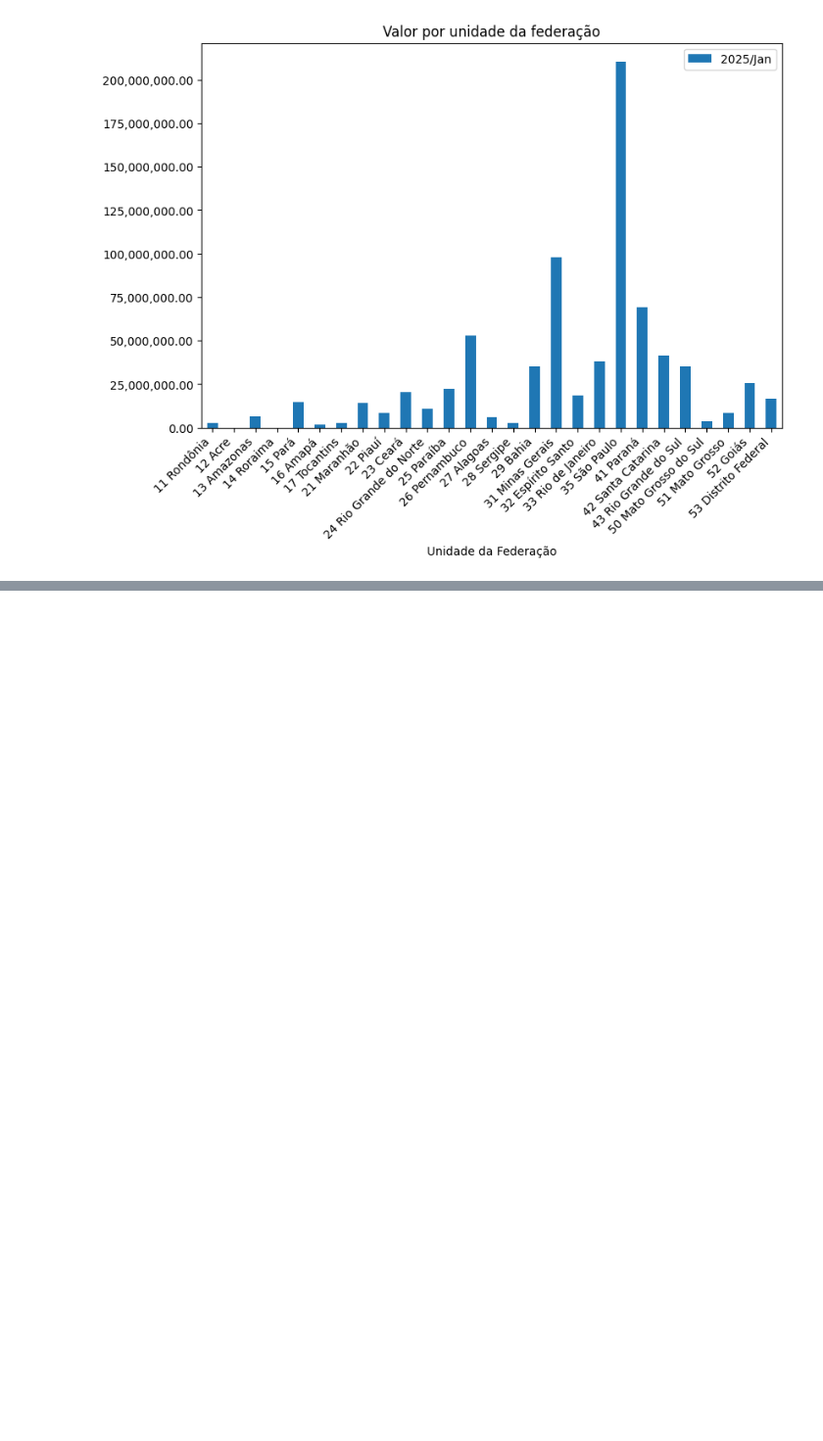
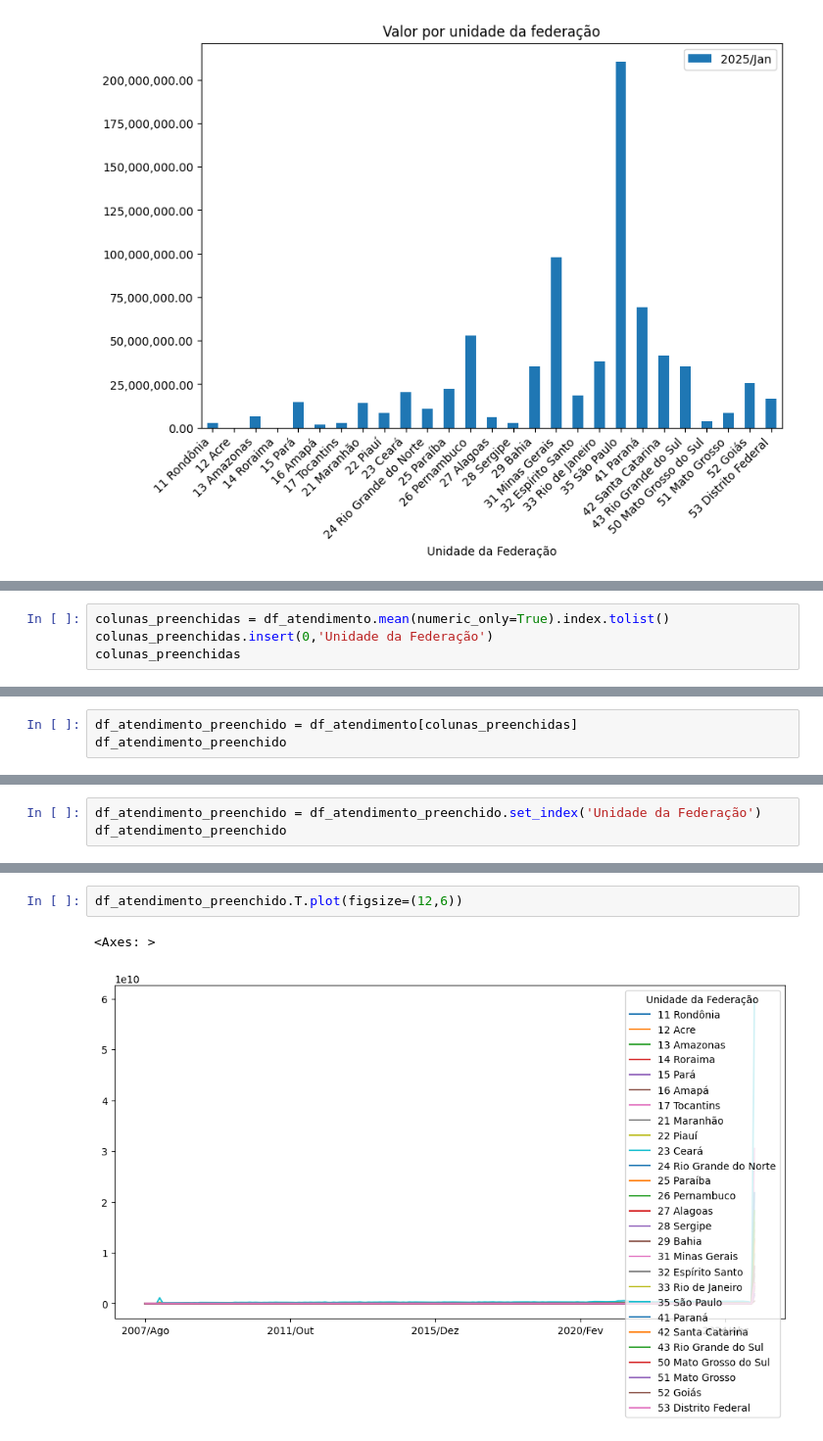
Before and after one commit to victoria-menezes/fiap-data-analytics, a Jupyter notebook: 01. Analise exploratoria de dados/notebook.ipynb, the cells around one changed output, grey strips where cells are left out. Shown at 98% size. Cells and saved outputs as stored; diff of their text form; blank space fills up the shorter version.

```diff
--- a/01. Analise exploratoria de dados/notebook.ipynb
+++ b/01. Analise exploratoria de dados/notebook.ipynb
@@ -139,0 +159,4 @@ plt.show()
+# %%
+colunas_preenchidas = df_atendimento.mean(numeric_only=True).index.tolist()
+colunas_preenchidas.insert(0,'Unidade da Federação')
+colunas_preenchidas
@@ -139,0 +181,3 @@ plt.show()
+# %%
+df_atendimento_preenchido = df_atendimento[colunas_preenchidas]
+df_atendimento_preenchido
@@ -139,0 +203,3 @@ plt.show()
+# %%
+df_atendimento_preenchido = df_atendimento_preenchido.set_index('Unidade da Federação')
+df_atendimento_preenchido
@@ -139,0 +280,5 @@ plt.show()
+# %%
+df_atendimento_preenchido.T.plot(figsize=(12,6))
+# %% [output]
+<Axes: >
+[figure, added]
```
Also changed, not shown: parts of 40 cells of this notebook, 1 other file.
